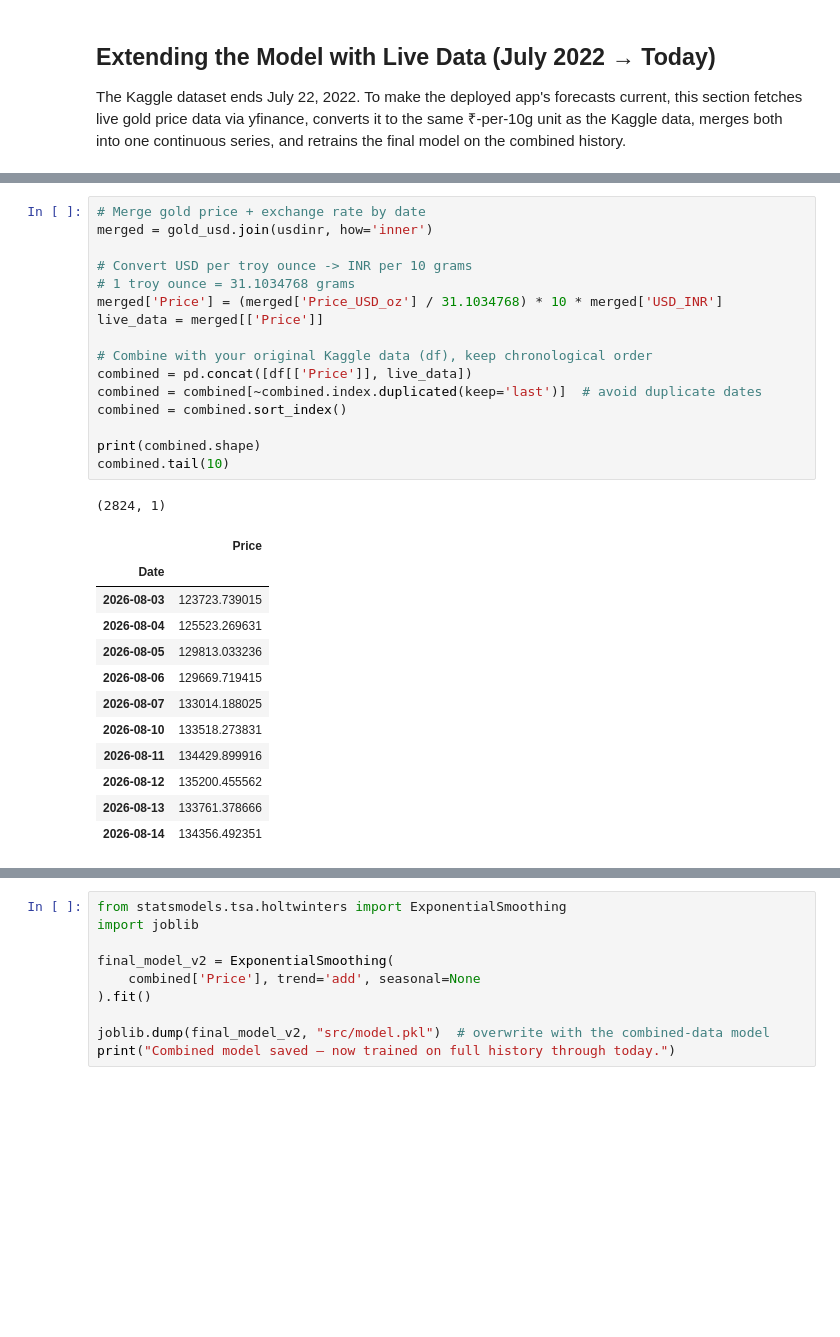
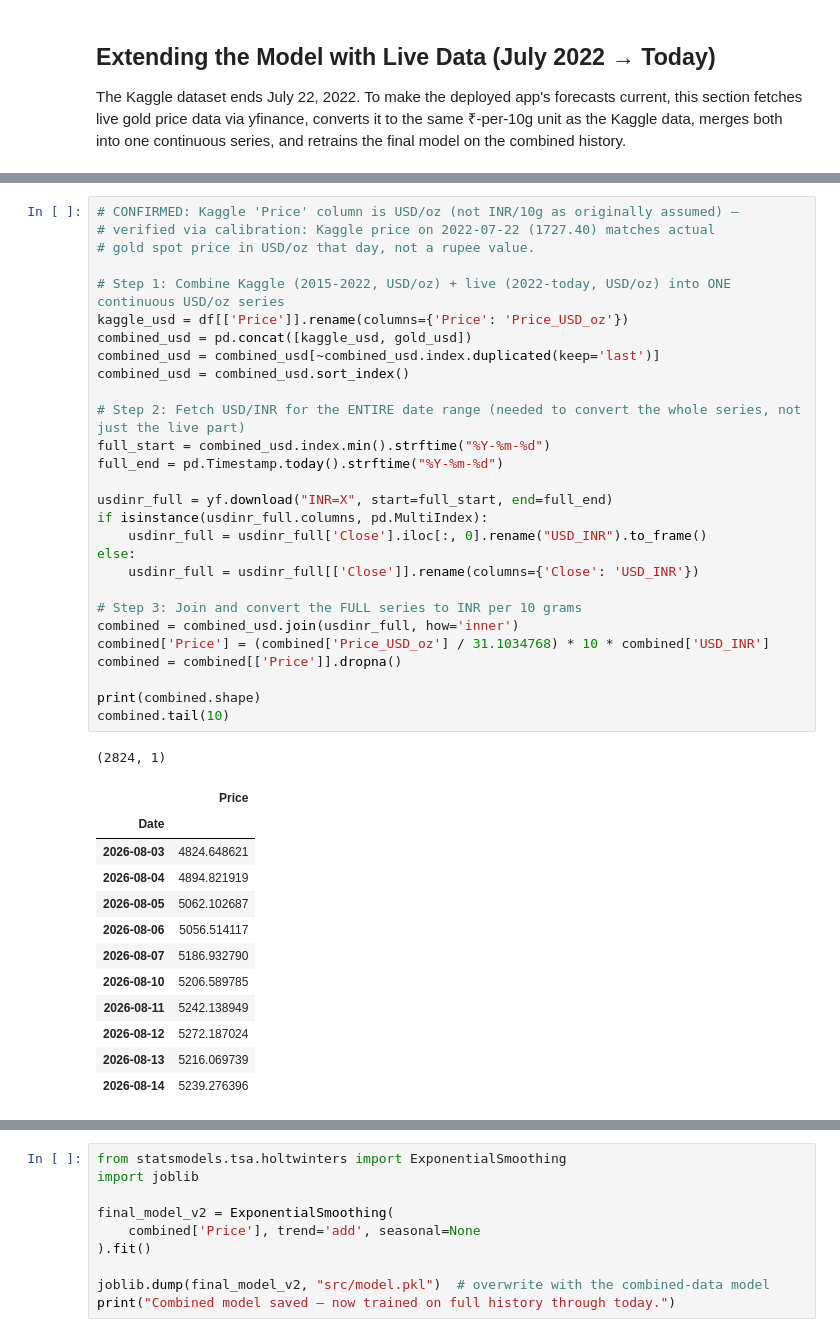
Before and after one commit to vierksejpal-dev/gold-price-forecast-app, a Jupyter notebook: time_series_model.ipynb, the cells around one changed output, grey strips where cells are left out. Drawn from its saved outputs; the diff is of its cells as text; blank space fills up the shorter version.

Commit message:
Fix unit mismatch: Kaggle data was USD/oz not INR, unify full pipeline

```diff
--- a/time_series_model.ipynb
+++ b/time_series_model.ipynb
@@ -259,31 +301,43 @@ Date
 # %%
-# Merge gold price + exchange rate by date
-merged = gold_usd.join(usdinr, how='inner')
+# CONFIRMED: Kaggle 'Price' column is USD/oz (not INR/10g as originally assumed) —
+# verified via calibration: Kaggle price on 2022-07-22 (1727.40) matches actual
+# gold spot price in USD/oz that day, not a rupee value.
 
-# Convert USD per troy ounce -> INR per 10 grams
-# 1 troy ounce = 31.1034768 grams
-merged['Price'] = (merged['Price_USD_oz'] / 31.1034768) * 10 * merged['USD_INR']
-live_data = merged[['Price']]
+# Step 1: Combine Kaggle (2015-2022, USD/oz) + live (2022-today, USD/oz) into ONE continuous USD/oz series
+kaggle_usd = df[['Price']].rename(columns={'Price': 'Price_USD_oz'})
+combined_usd = pd.concat([kaggle_usd, gold_usd])
+combined_usd = combined_usd[~combined_usd.index.duplicated(keep='last')]
+combined_usd = combined_usd.sort_index()
 
-# Combine with your original Kaggle data (df), keep chronological order
-combined = pd.concat([df[['Price']], live_data])
-combined = combined[~combined.index.duplicated(keep='last')]  # avoid duplicate dates
-combined = combined.sort_index()
+# Step 2: Fetch USD/INR for the ENTIRE date range (needed to convert the whole series, not just the live part)
+full_start = combined_usd.index.min().strftime("%Y-%m-%d")
+full_end = pd.Timestamp.today().strftime("%Y-%m-%d")
+
+usdinr_full = yf.download("INR=X", start=full_start, end=full_end)
+if isinstance(usdinr_full.columns, pd.MultiIndex):
+    usdinr_full = usdinr_full['Close'].iloc[:, 0].rename("USD_INR").to_frame()
+else:
+    usdinr_full = usdinr_full[['Close']].rename(columns={'Close': 'USD_INR'})
+
+# Step 3: Join and convert the FULL series to INR per 10 grams
+combined = combined_usd.join(usdinr_full, how='inner')
+combined['Price'] = (combined['Price_USD_oz'] / 31.1034768) * 10 * combined['USD_INR']
+combined = combined[['Price']].dropna()
 
 print(combined.shape)
 combined.tail(10)
 # %% [output]
 (2824, 1)
 |  | Price |
 | Date |  |
-| 2026-08-03 | 123723.739015 |
-| 2026-08-04 | 125523.269631 |
-| 2026-08-05 | 129813.033236 |
-| 2026-08-06 | 129669.719415 |
-| 2026-08-07 | 133014.188025 |
-| 2026-08-10 | 133518.273831 |
-| 2026-08-11 | 134429.899916 |
-| 2026-08-12 | 135200.455562 |
-| 2026-08-13 | 133761.378666 |
-| 2026-08-14 | 134356.492351 |
+| 2026-08-03 | 4824.648621 |
+| 2026-08-04 | 4894.821919 |
+| 2026-08-05 | 5062.102687 |
+| 2026-08-06 | 5056.514117 |
+| 2026-08-07 | 5186.932790 |
+| 2026-08-10 | 5206.589785 |
+| 2026-08-11 | 5242.138949 |
+| 2026-08-12 | 5272.187024 |
+| 2026-08-13 | 5216.069739 |
+| 2026-08-14 | 5239.276396 |
 # %%
```
Also changed, not shown: parts of 15 cells of this notebook, 2 other files.
